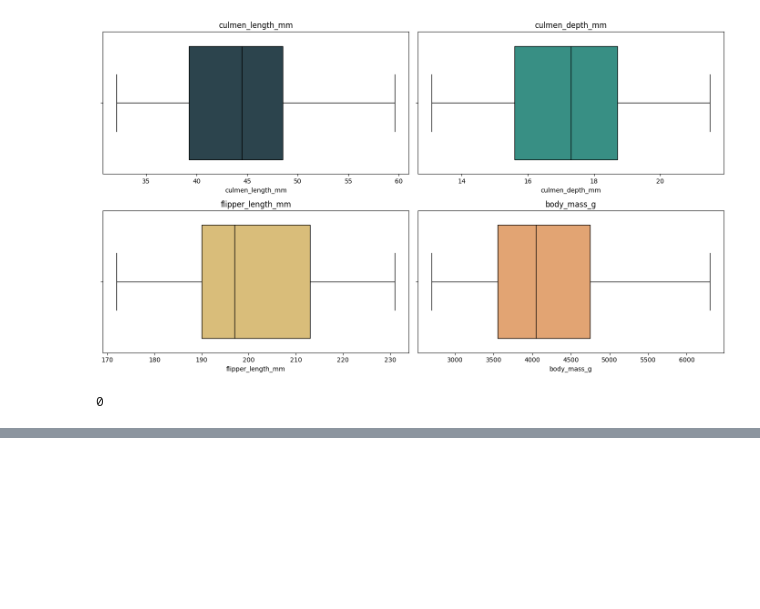
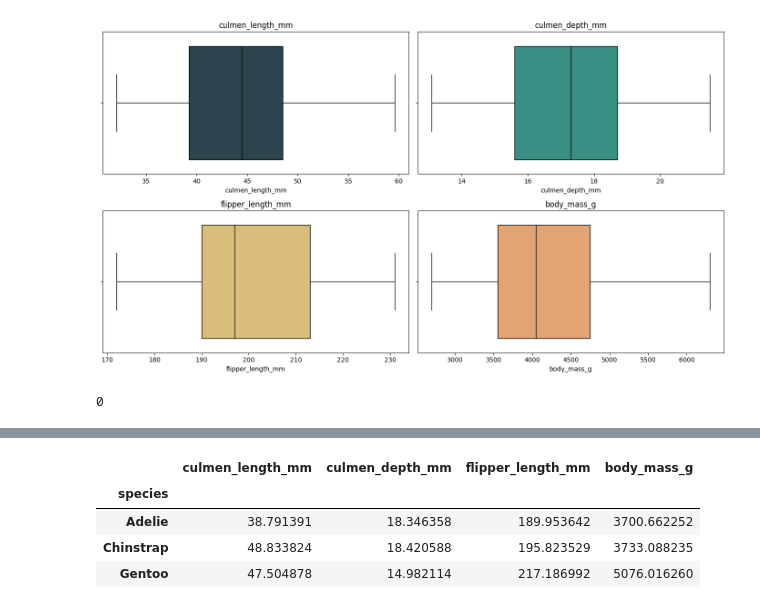
Before and after one commit to Leow14/Penguin-DF, a Jupyter notebook: notebook.ipynb, the cells around one changed output, grey strips where cells are left out. Cells and saved outputs as stored; diff of their text form; code cells hidden in the pictures; blank space fills up the shorter version.

Commit message:
Comparing correlations and creating the mean profile for each penguin.

```diff
--- a/notebook.ipynb
+++ b/notebook.ipynb
@@ -256,3 +283,13 @@ print(len(outliers))
+# %%
+df.groupby("species")[
+    ['culmen_length_mm', 'culmen_depth_mm', 'flipper_length_mm', 'body_mass_g']
+].mean()
+# %% [output]
+|  | culmen_length_mm | culmen_depth_mm | flipper_length_mm | body_mass_g |
+| species |  |  |  |  |
+| Adelie | 38.791391 | 18.346358 | 189.953642 | 3700.662252 |
+| Chinstrap | 48.833824 | 18.420588 | 195.823529 | 3733.088235 |
+| Gentoo | 47.504878 | 14.982114 | 217.186992 | 5076.016260 |
 # %%
 ### INSIGHTS
 
```
Also changed, not shown: parts of 2 cells of this notebook.
